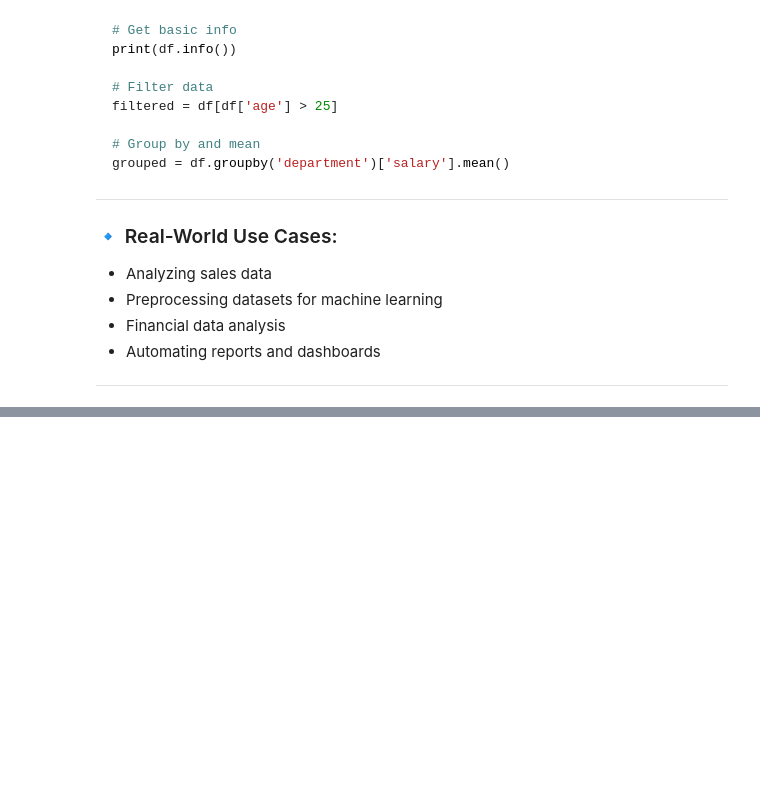
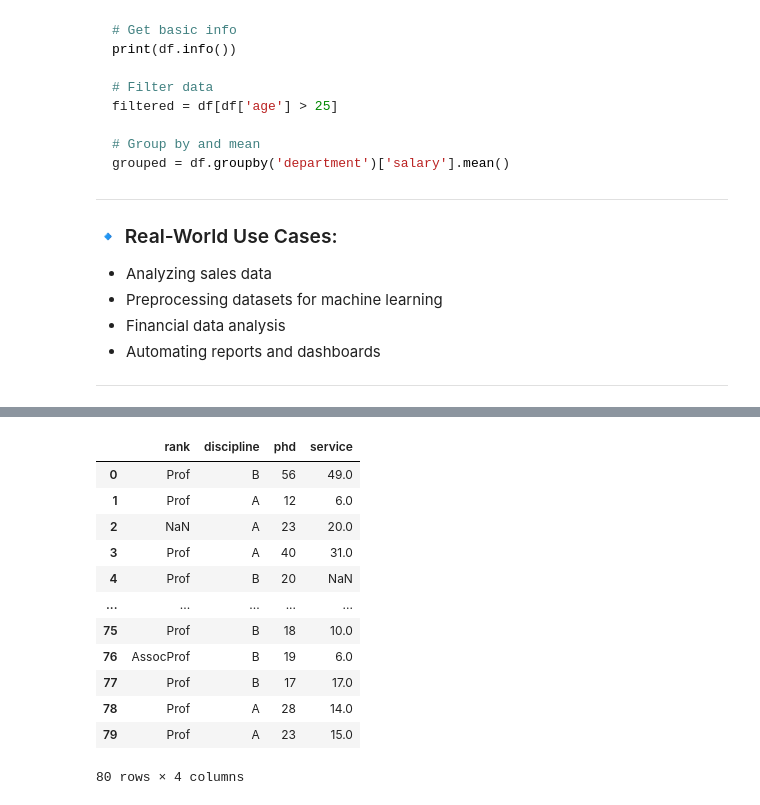
Before and after one commit to itsluckysharma01/Python-from-START, a Jupyter notebook: 05 (Pandas) Lucky Sharma DataCuration_Using_Pythonipynb.ipynb, the cells around one changed output, grey strips where cells are left out. Drawn from its saved outputs; the diff is of its cells as text; code cells hidden in the pictures; blank space fills up the shorter version.

```diff
--- a/05 (Pandas) Lucky Sharma DataCuration_Using_Pythonipynb.ipynb
+++ b/05 (Pandas) Lucky Sharma DataCuration_Using_Pythonipynb.ipynb
@@ -86,0 +291,16 @@ grouped = df.groupby('department')['salary'].mean()
+# %%
+df.iloc[:,0:-2]
+# %% [output]
+|  | rank | discipline | phd | service |
+| 0 | Prof | B | 56 | 49.0 |
+| 1 | Prof | A | 12 | 6.0 |
+| 2 | NaN | A | 23 | 20.0 |
+| 3 | Prof | A | 40 | 31.0 |
+| 4 | Prof | B | 20 | NaN |
+| ... | ... | ... | ... | ... |
+| 75 | Prof | B | 18 | 10.0 |
+| 76 | AssocProf | B | 19 | 6.0 |
+| 77 | Prof | B | 17 | 17.0 |
+| 78 | Prof | A | 28 | 14.0 |
+| 79 | Prof | A | 23 | 15.0 |
+80 rows × 4 columns
```
Also changed, not shown: parts of 32 cells of this notebook.
